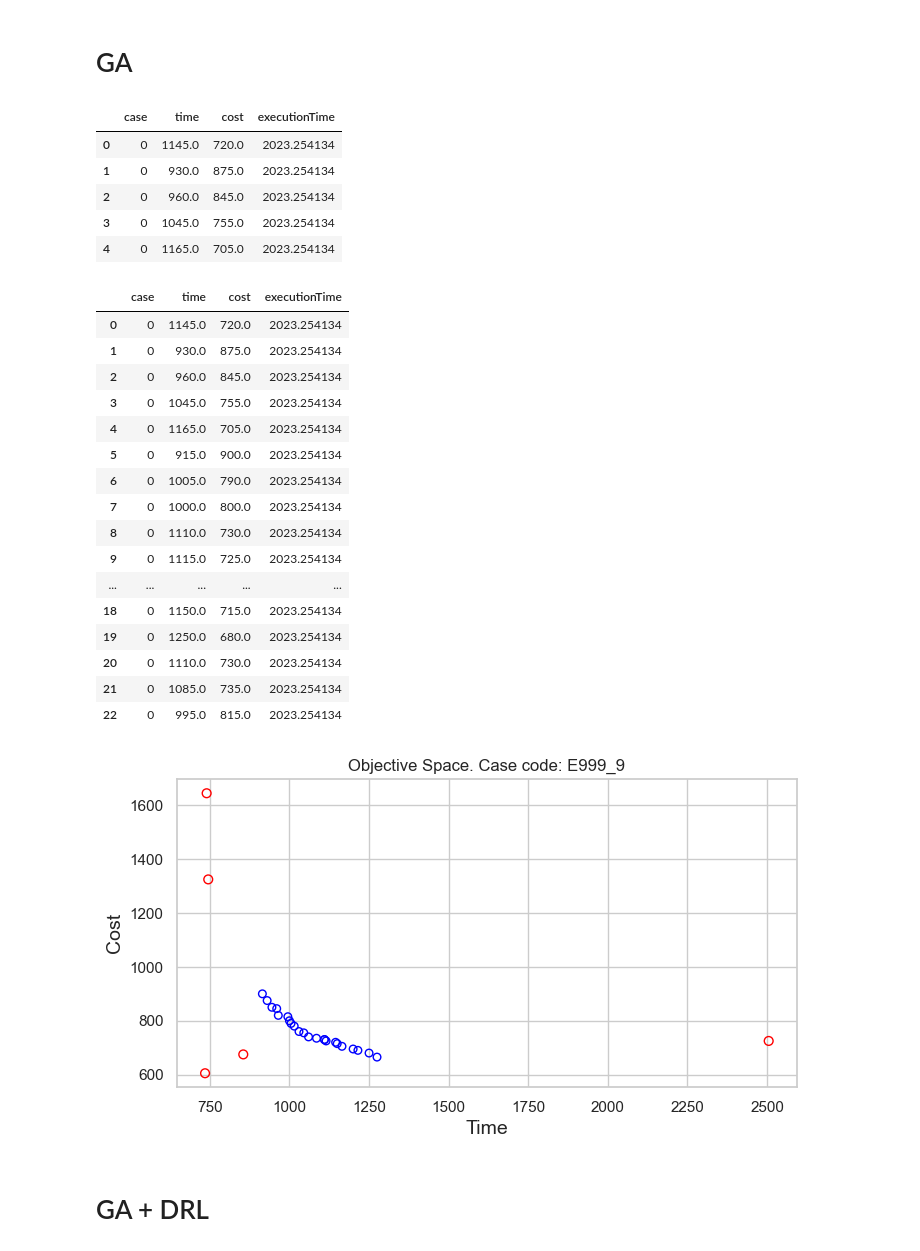
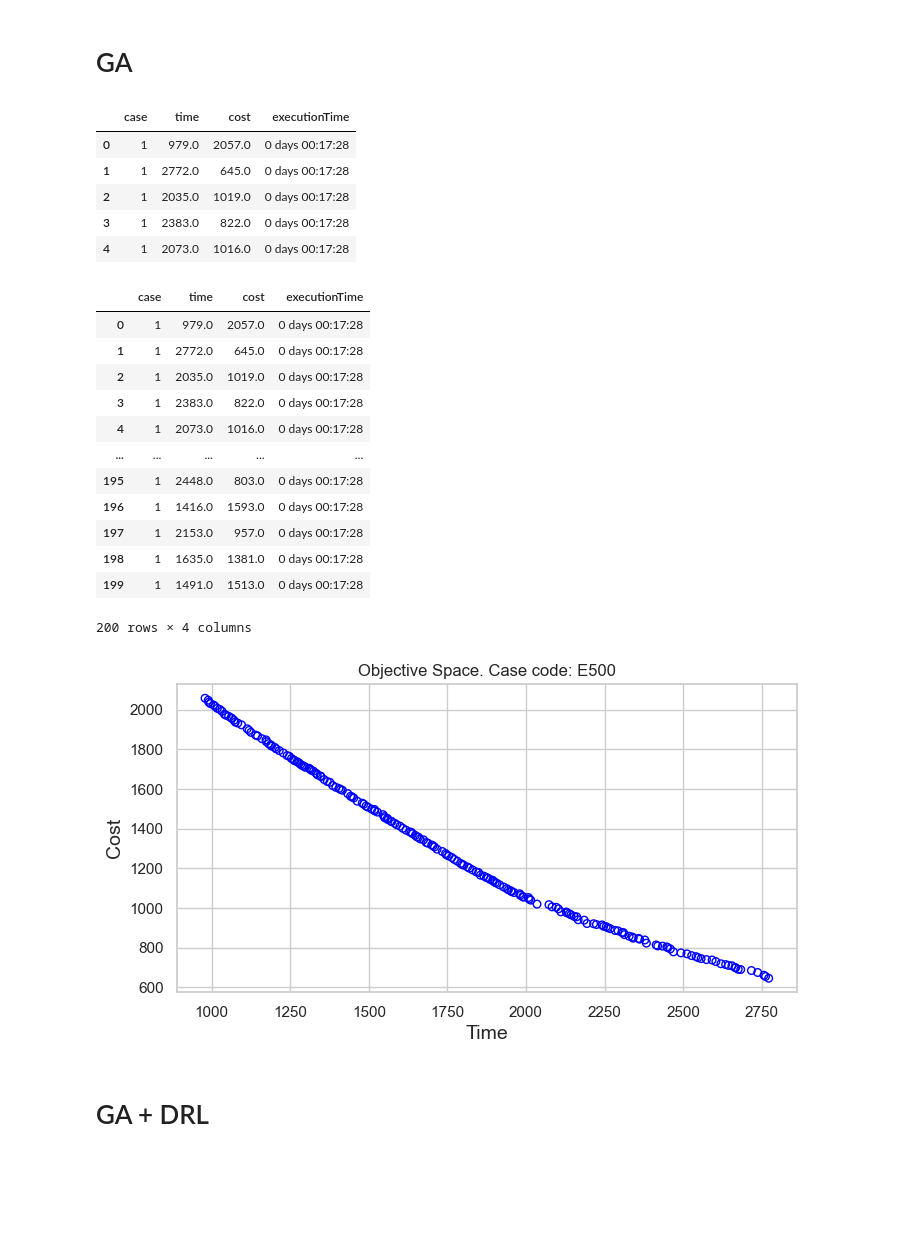
Before and after one commit to acsicuib/DRL-AC-Allocation, a Jupyter notebook: notebook_plot_PF.ipynb, the cells around one changed output. Cells and saved outputs as stored; diff of their text form; code cells hidden in the pictures; blank space fills up the shorter version.

```diff
--- a/notebook_plot_PF.ipynb
+++ b/notebook_plot_PF.ipynb
@@ -20,8 +20,8 @@ configs.et_normalize_coef_cost
 100
 # %%
 ## ESPECIFIC CONFIGS
-configs.name="E999_9"
-configs.n_devices=999
+configs.name="E500"
+configs.n_devices=499
 configs.n_jobs=9
 # %%
 # df = pd.read_pickle('logs/log_rnd_alloc_'  + str(configs.name) + "_" + str(configs.n_jobs) + '_' + str(configs.n_devices)+'.pkl', 'infer')
@@ -188,7 +188,7 @@ plt.show()
 # %%
 # df = pd.read_pickle('logs/log_rnd_alloc_'  + str(configs.name) + "_" + str(configs.n_jobs) + '_' + str(configs.n_devices)+'.pkl', 'infer')
 
-df = pd.read_pickle('logs/log_ga_pf_'  + str(configs.name) + "_" + str(configs.n_jobs) + '_' + str(configs.n_devices)+'_0.pkl', 'infer')
+df = pd.read_pickle('logs/log_ga_pf__mono_'  + str(configs.name) + "_" + str(configs.n_jobs) + '_' + str(configs.n_devices)+'_1.pkl', 'infer')
 # df = pd.read_pickle('logs/log_ga_pf_'  + str(configs.name) + "_" + str(configs.n_jobs) + '_' + str(configs.n_devices)+'.pkl', 'infer')
 df = pd.DataFrame(df)
 # %%
@@ -196,43 +196,39 @@ df.columns = ["case","time","cost","executionTime"]
 df.head()
 # %% [output]
 |  | case | time | cost | executionTime |
-| 0 | 0 | 1145.0 | 720.0 | 2023.254134 |
-| 1 | 0 | 930.0 | 875.0 | 2023.254134 |
-| 2 | 0 | 960.0 | 845.0 | 2023.254134 |
-| 3 | 0 | 1045.0 | 755.0 | 2023.254134 |
-| 4 | 0 | 1165.0 | 705.0 | 2023.254134 |
+| 0 | 1 | 979.0 | 2057.0 | 0 days 00:17:28 |
+| 1 | 1 | 2772.0 | 645.0 | 0 days 00:17:28 |
+| 2 | 1 | 2035.0 | 1019.0 | 0 days 00:17:28 |
+| 3 | 1 | 2383.0 | 822.0 | 0 days 00:17:28 |
+| 4 | 1 | 2073.0 | 1016.0 | 0 days 00:17:28 |
 # %%
-dfga = df[df.case==0]
+dfga = df[df.case==1]
 dfga
 # %% [output]
 |  | case | time | cost | executionTime |
-| 0 | 0 | 1145.0 | 720.0 | 2023.254134 |
-| 1 | 0 | 930.0 | 875.0 | 2023.254134 |
-| 2 | 0 | 960.0 | 845.0 | 2023.254134 |
-| 3 | 0 | 1045.0 | 755.0 | 2023.254134 |
-| 4 | 0 | 1165.0 | 705.0 | 2023.254134 |
-| 5 | 0 | 915.0 | 900.0 | 2023.254134 |
-| 6 | 0 | 1005.0 | 790.0 | 2023.254134 |
-| 7 | 0 | 1000.0 | 800.0 | 2023.254134 |
-| 8 | 0 | 1110.0 | 730.0 | 2023.254134 |
-| 9 | 0 | 1115.0 | 725.0 | 2023.254134 |
+| 0 | 1 | 979.0 | 2057.0 | 0 days 00:17:28 |
+| 1 | 1 | 2772.0 | 645.0 | 0 days 00:17:28 |
+| 2 | 1 | 2035.0 | 1019.0 | 0 days 00:17:28 |
+| 3 | 1 | 2383.0 | 822.0 | 0 days 00:17:28 |
+| 4 | 1 | 2073.0 | 1016.0 | 0 days 00:17:28 |
 | ... | ... | ... | ... | ... |
-| 18 | 0 | 1150.0 | 715.0 | 2023.254134 |
-| 19 | 0 | 1250.0 | 680.0 | 2023.254134 |
-| 20 | 0 | 1110.0 | 730.0 | 2023.254134 |
-| 21 | 0 | 1085.0 | 735.0 | 2023.254134 |
-| 22 | 0 | 995.0 | 815.0 | 2023.254134 |
+| 195 | 1 | 2448.0 | 803.0 | 0 days 00:17:28 |
+| 196 | 1 | 1416.0 | 1593.0 | 0 days 00:17:28 |
+| 197 | 1 | 2153.0 | 957.0 | 0 days 00:17:28 |
+| 198 | 1 | 1635.0 | 1381.0 | 0 days 00:17:28 |
+| 199 | 1 | 1491.0 | 1513.0 | 0 days 00:17:28 |
+200 rows × 4 columns
 # %%
 fig, ax = plt.subplots(figsize=(8,4))
 ax.scatter(dfga.time, dfga.cost, s=30, facecolors='none', edgecolors='blue')
-ax.scatter(avg_pf[:,0], avg_pf[:,1], s=40, facecolors='none', edgecolors='red',label="DRL")
+# ax.scatter(avg_pf[:,0], avg_pf[:,1], s=40, facecolors='none', edgecolors='red',label="DRL")
 plt.title("Objective Space. Case code: %s"%configs.name)
 plt.xlabel("Time", fontsize=14)
 plt.ylabel("Cost", fontsize=14)
 # plt.savefig("images/pf_nsgaII-0.pdf",dpi=300,bbox_inches = 'tight')
 plt.show()
 # %% [output]
-[figure, old version]
+[figure, new version]
 # %% [markdown]
 # GA + DRL
 # %%
```
Also changed, not shown: parts of 2 cells of this notebook, 3 other files.
